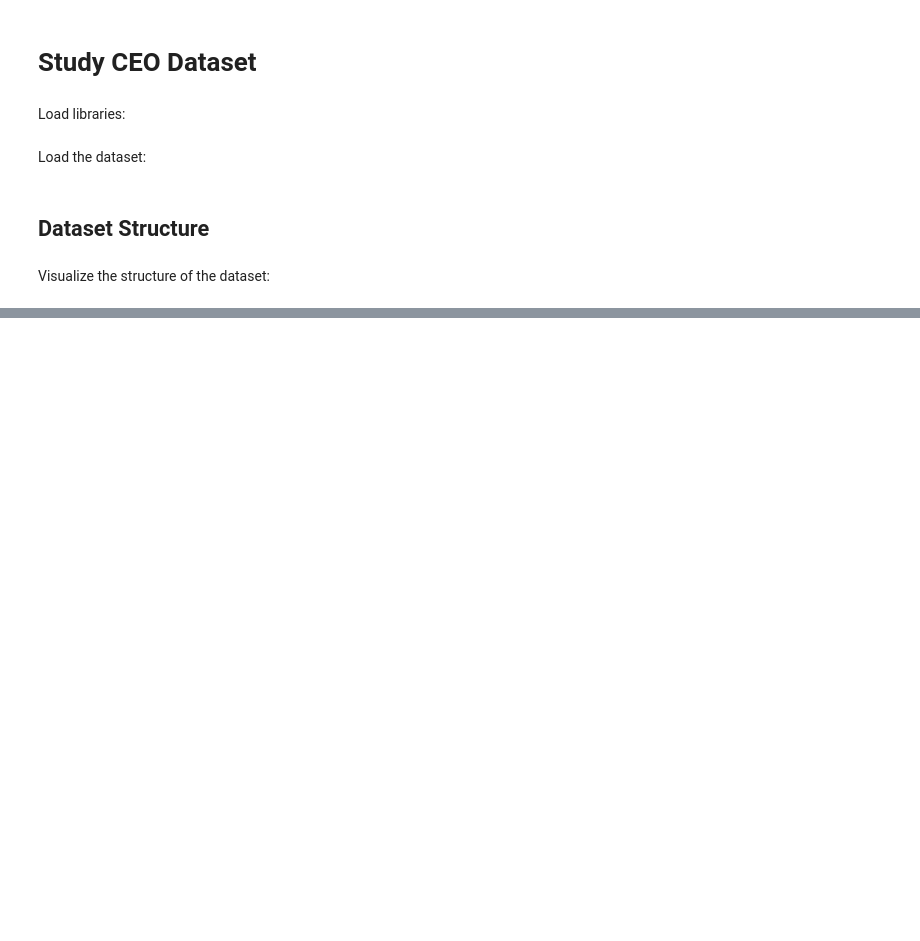
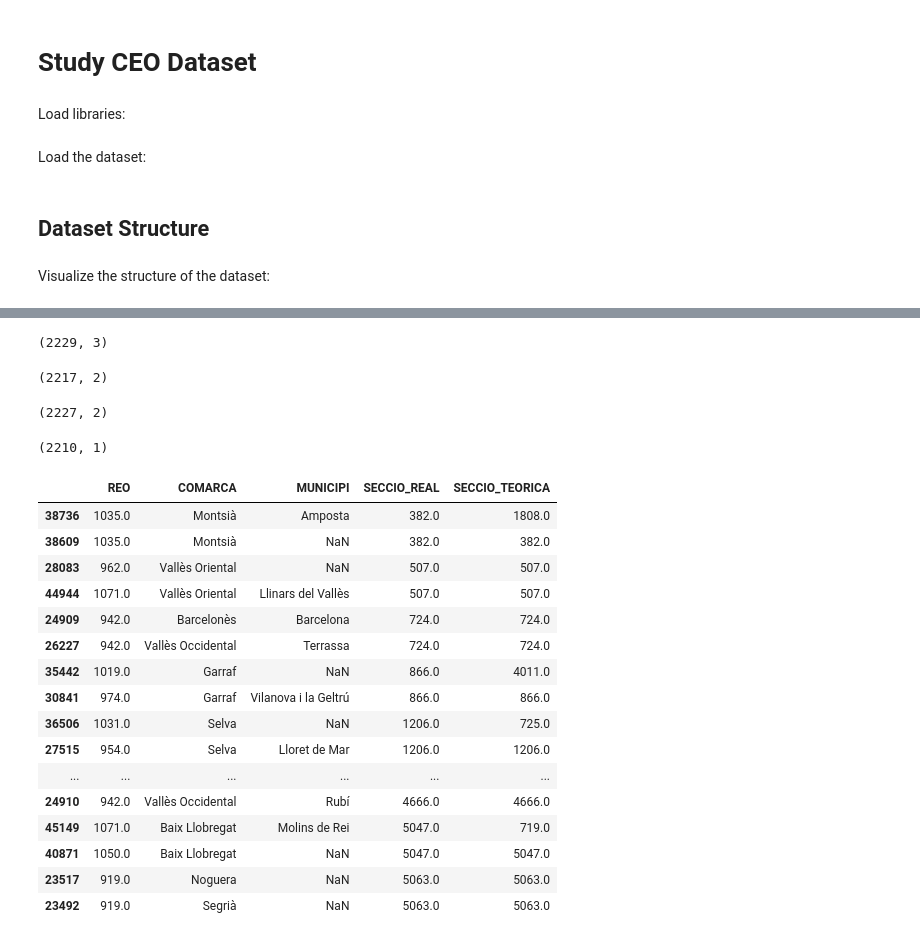
Before and after one commit to guillempla/catalan-elections-forecasting, a Jupyter notebook: src/study_data/study-ceo-data.ipynb, the cells around one changed output, grey strips where cells are left out. Saved outputs shown, nothing was run; the diff lists cells and outputs as text; code cells hidden in the pictures; blank space fills up the shorter version.

```diff
--- a/src/study_data/study-ceo-data.ipynb
+++ b/src/study_data/study-ceo-data.ipynb
@@ -75,0 +128,46 @@ df[["ANY", "MES", "EDAT", "P15"]]
+# %%
+df[~df["SECCIO_REAL"].isna()][["MUNICIPI", "COMARCA", "SECCIO_REAL"]].drop_duplicates().shape
+# %% [output]
+(2229, 3)
+# %%
+df[~df["SECCIO_REAL"].isna()][["COMARCA", "SECCIO_REAL"]].drop_duplicates().shape
+# %% [output]
+(2217, 2)
+# %%
+df[~df["SECCIO_REAL"].isna()][["MUNICIPI", "SECCIO_REAL"]].drop_duplicates().shape
+# %% [output]
+(2227, 2)
+# %%
+df[~df["SECCIO_REAL"].isna()][["SECCIO_REAL"]].drop_duplicates().shape
+# %% [output]
+(2210, 1)
+# %%
+df_drop_duplicates = df[~df["SECCIO_REAL"].isna()][
+    ["MUNICIPI", "COMARCA", "SECCIO_REAL"]
+].drop_duplicates()
+
+df.iloc[
+    df_drop_duplicates[
+        df_drop_duplicates["SECCIO_REAL"].duplicated(keep=False)
+    ].index.tolist()
+][["REO", "COMARCA", "MUNICIPI", "SECCIO_REAL", "SECCIO_TEORICA"]].sort_values(
+    "SECCIO_REAL"
+)
+# %% [output]
+|  | REO | COMARCA | MUNICIPI | SECCIO_REAL | SECCIO_TEORICA |
+| 38736 | 1035.0 | Montsià | Amposta | 382.0 | 1808.0 |
+| 38609 | 1035.0 | Montsià | NaN | 382.0 | 382.0 |
+| 28083 | 962.0 | Vallès Oriental | NaN | 507.0 | 507.0 |
+| 44944 | 1071.0 | Vallès Oriental | Llinars del Vallès | 507.0 | 507.0 |
+| 24909 | 942.0 | Barcelonès | Barcelona | 724.0 | 724.0 |
+| 26227 | 942.0 | Vallès Occidental | Terrassa | 724.0 | 724.0 |
+| 35442 | 1019.0 | Garraf | NaN | 866.0 | 4011.0 |
+| 30841 | 974.0 | Garraf | Vilanova i la Geltrú | 866.0 | 866.0 |
+| 36506 | 1031.0 | Selva | NaN | 1206.0 | 725.0 |
+| 27515 | 954.0 | Selva | Lloret de Mar | 1206.0 | 1206.0 |
+| ... | ... | ... | ... | ... | ... |
+| 24910 | 942.0 | Vallès Occidental | Rubí | 4666.0 | 4666.0 |
+| 45149 | 1071.0 | Baix Llobregat | Molins de Rei | 5047.0 | 719.0 |
+| 40871 | 1050.0 | Baix Llobregat | NaN | 5047.0 | 5047.0 |
+| 23517 | 919.0 | Noguera | NaN | 5063.0 | 5063.0 |
+| 23492 | 919.0 | Segrià | NaN | 5063.0 | 5063.0 |
```
Also changed, not shown: parts of 11 cells of this notebook, 2 other files.
